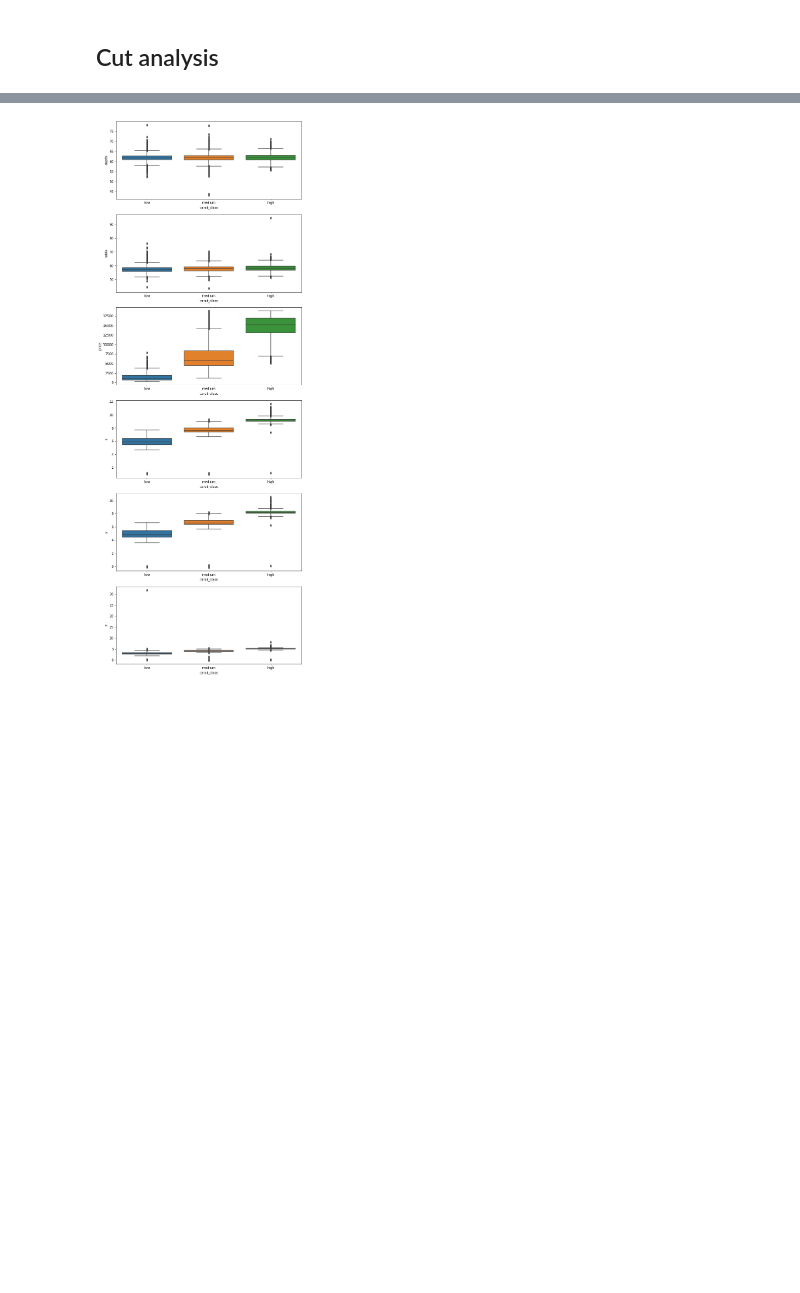
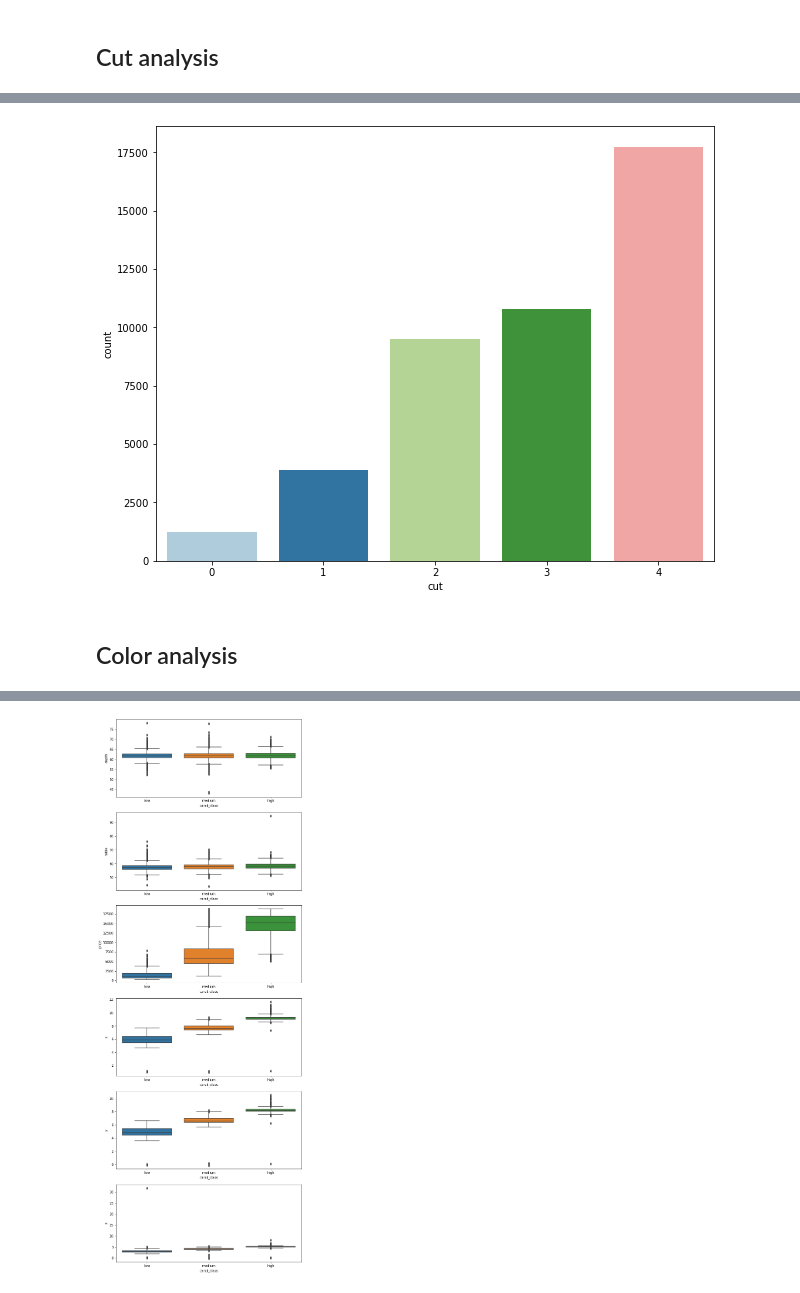
Before and after one commit to mattecora/DiamondClassifier, a Jupyter notebook: sagemaker/ExploratoryDataAnalysis.ipynb, the cells around one changed output, grey strips where cells are left out. Saved outputs shown, nothing was run; the diff lists cells and outputs as text; code cells hidden in the pictures; blank space fills up the shorter version.

```diff
--- a/sagemaker/ExploratoryDataAnalysis.ipynb
+++ b/sagemaker/ExploratoryDataAnalysis.ipynb
@@ -89,0 +243,14 @@ Name: cut, dtype: int64
+# %%
+#Fill NULL values
+tmp_df[feature] = train[feature].fillna(train[feature].mode()[0]) # fill null values with the mode
+# %%
+#Encoding
+tmp_df[feature] = tmp_df[feature].astype(pd.CategoricalDtype(categories=order, ordered=True)).cat.codes
+# %%
+fig,ax = plt.subplots(1,1, figsize = (10,8))
+sns.countplot(data = tmp_df, x = feature)
+plt.show()
+# %% [output]
+[figure, added]
+# %% [markdown]
+## Color analysis
```
Also changed, not shown: parts of 49 cells of this notebook.
